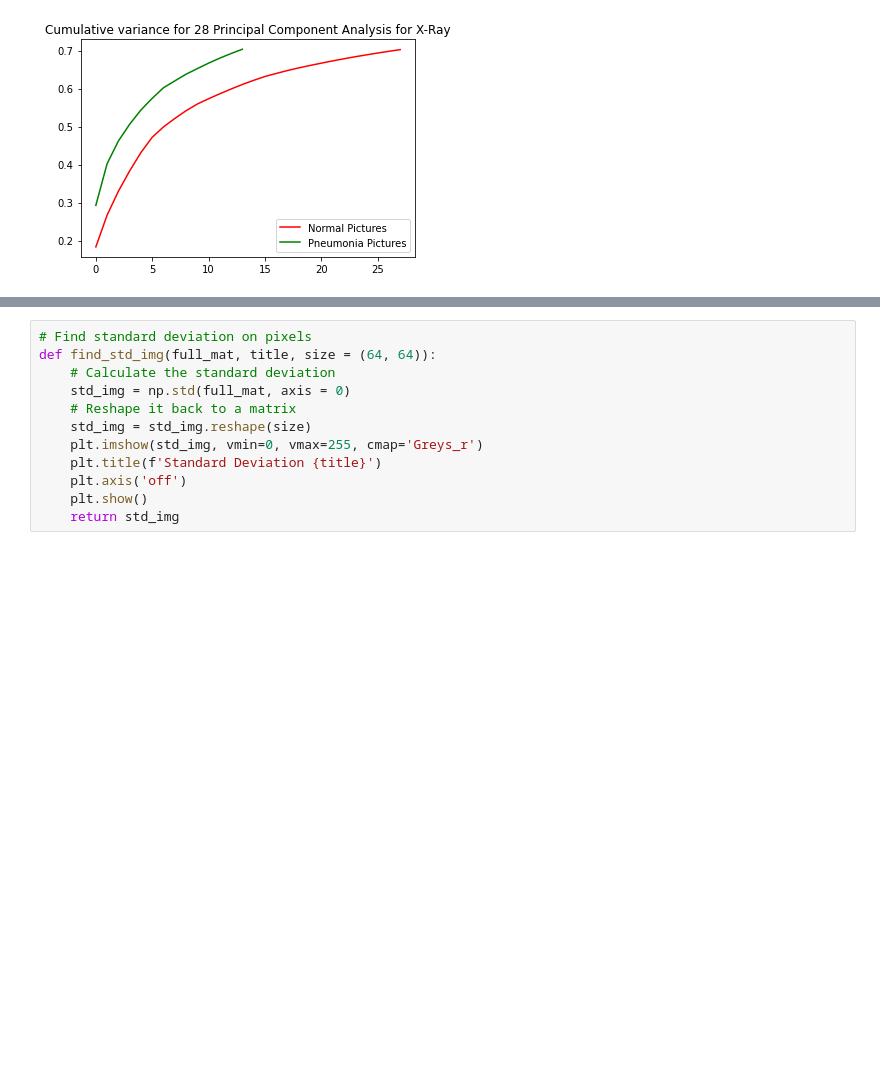
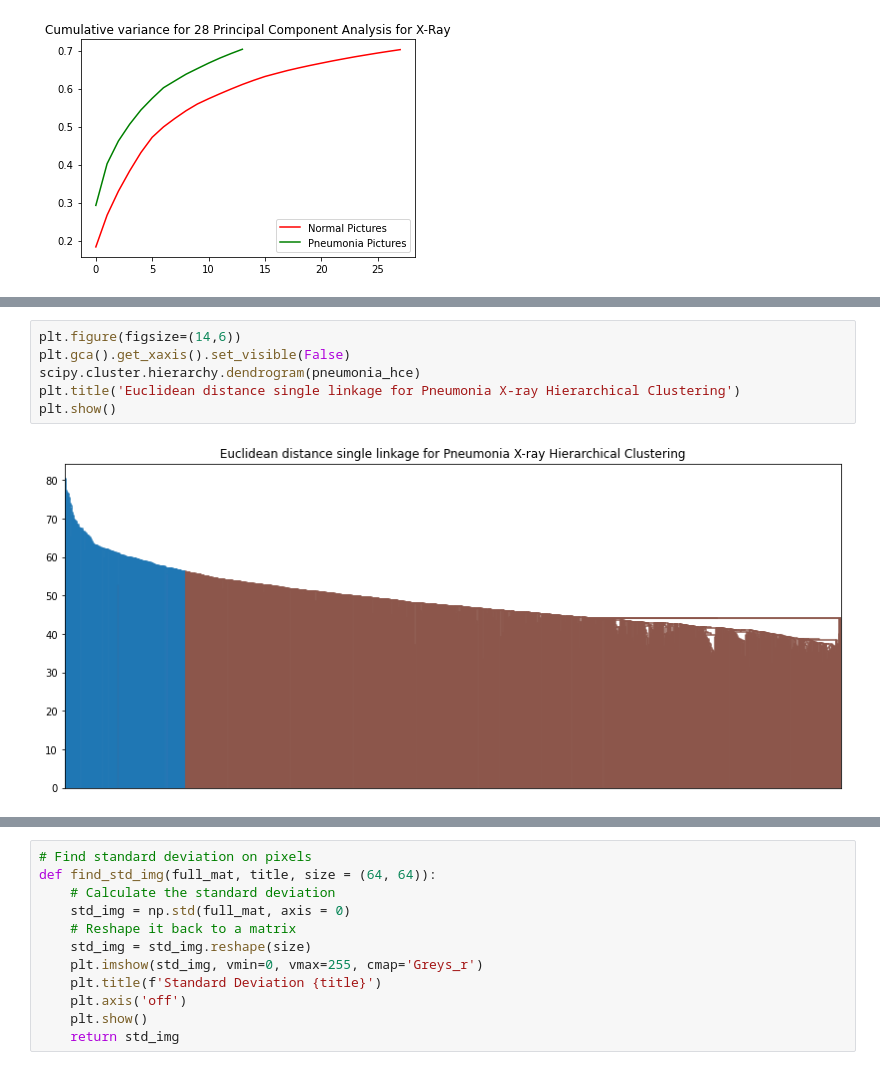
Before and after one commit to leezael/VisIQ, a Jupyter notebook: src/Pneumonia_EDA.ipynb, the cells around one changed output, grey strips where cells are left out. Drawn from its saved outputs; the diff is of its cells as text; blank space fills up the shorter version.

```diff
--- a/src/Pneumonia_EDA.ipynb
+++ b/src/Pneumonia_EDA.ipynb
@@ -187,0 +217,8 @@ Number of PC:  14
+# %%
+plt.figure(figsize=(14,6))
+plt.gca().get_xaxis().set_visible(False)
+scipy.cluster.hierarchy.dendrogram(pneumonia_hce)
+plt.title('Euclidean distance single linkage for Pneumonia X-ray Hierarchical Clustering')
+plt.show()
+# %% [output]
+[figure, added]
```
Also changed, not shown: parts of 21 cells of this notebook.
